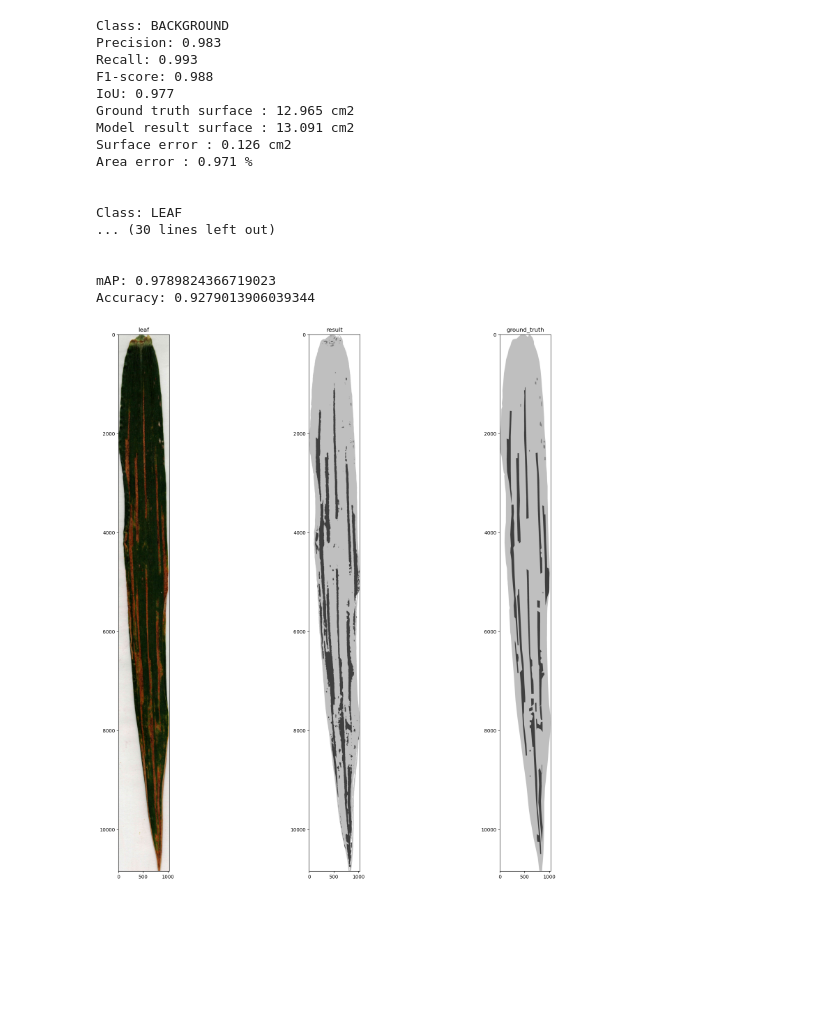
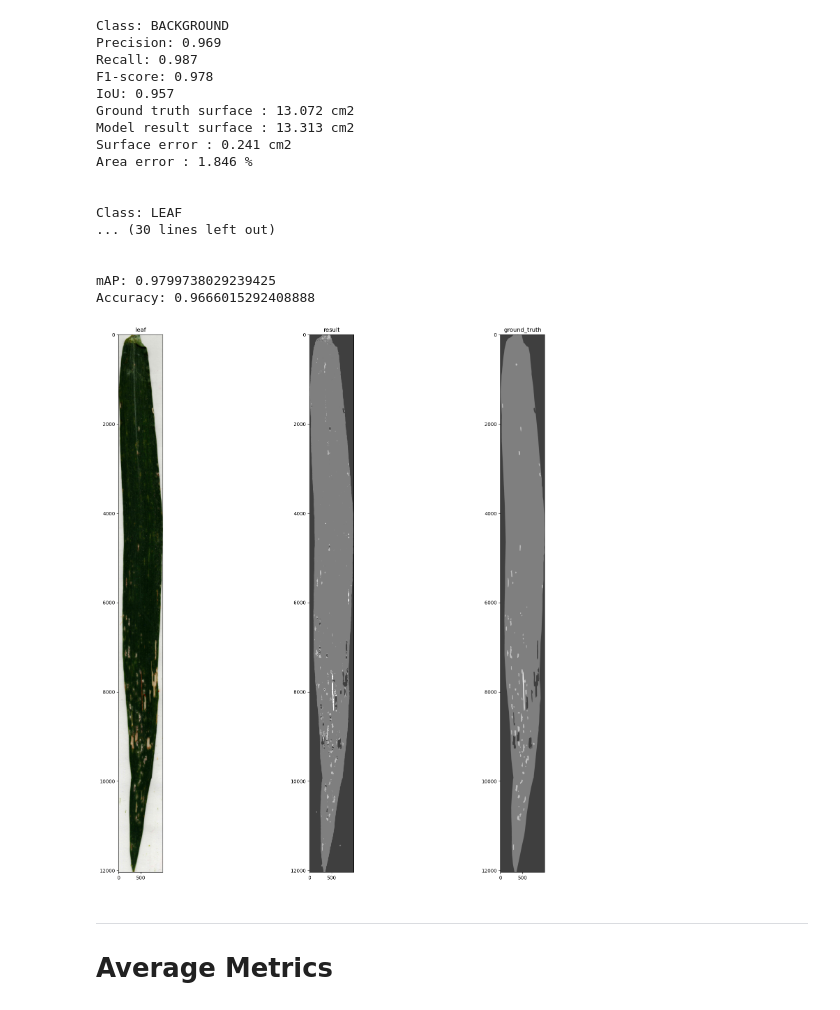
Before and after one commit to titouanlegourrierec/Leaf_Disease_Segmentation, a Jupyter notebook: model_evaluation/metrics.ipynb, the cells around one changed output. Saved outputs shown, nothing was run; the diff lists cells and outputs as text; code cells hidden in the pictures; blank space fills up the shorter version.

Commit message:
add global metrics

```diff
--- a/model_evaluation/metrics.ipynb
+++ b/model_evaluation/metrics.ipynb
@@ -162,7 +162,7 @@ def process_images_and_calculate_metrics(image, model_result, ground_truth):
     model_result, ground_truth = format_images(model_result, ground_truth)
 
     # Calculate the metrics for each class
-    code = {'BACKGROUND':255 ,'LEAF':191, 'RUST':63, 'OIDIUM':127}
+    code = {'BACKGROUND':63 ,'LEAF':127, 'RUST':255, 'OIDIUM':191}
 
     for class_name, class_label in code.items():
         precision, recall, f1, IoU, ground_truth_surface_cm2, model_result_surface_cm2,surface_error_cm2, surface_error_percent = label_metrics(ground_truth, model_result, class_label=class_label)
@@ -189,45 +189,48 @@ def process_images_and_calculate_metrics(image, model_result, ground_truth):
     # Display the images
     display_images(image, model_result_reshaped, ground_truth_reshaped)
 # %%
-image_path = "test_images/672_leaf2.jpg"
+image_path = "test_images/654_leaf4.jpg"
 
 # Get the name of the file without the extension
 base_name = os.path.basename(image_path)
 file_name, extension = os.path.splitext(base_name)
 
 
 # Define the paths to the model result and ground truth images
-model_result_path = os.path.join("model_predictions/", f"{file_name}_Simple_Segmentation.png")
+model_result_path = os.path.join("/Users/titouanlegourrierec/Desktop/classfier_T/", f"{file_name}_Simple_Segmentation.png")
 ground_truth_path = os.path.join("ground_truth/", f"{file_name}_ground_truth{extension}")
 
 # Load the images
 image = cv2.imread(image_path)
 image = cv2.cvtColor(image, cv2.COLOR_BGR2RGB)
 
 model_result = cv2.imread(model_result_path)
 model_result = cv2.cvtColor(model_result, cv2.COLOR_BGR2RGB)
 
 ground_truth = cv2.imread(ground_truth_path)
 ground_truth = cv2.cvtColor(ground_truth, cv2.COLOR_BGR2RGB)
 
 # Process the images and calculate the metrics
 process_images_and_calculate_metrics(image, model_result, ground_truth)
 # %% [output]
 Class: BACKGROUND
-Precision: 0.983
-Recall: 0.993
-F1-score: 0.988
-IoU: 0.977
-Ground truth surface : 12.965 cm2
-Model result surface : 13.091 cm2
-Surface error : 0.126 cm2
-Area error : 0.971 %
+Precision: 0.969
+Recall: 0.987
+F1-score: 0.978
+IoU: 0.957
+Ground truth surface : 13.072 cm2
+Model result surface : 13.313 cm2
+Surface error : 0.241 cm2
+Area error : 1.846 %
 
 
 Class: LEAF
 ... (30 lines left out)
 
 
-mAP: 0.9789824366719023
-Accuracy: 0.9279013906039344
+mAP: 0.9799738029239425
+Accuracy: 0.9666015292408888
-[figure, old version]
+[figure, new version]
+# %% [markdown]
+---
+# Average Metrics
```
Also changed, not shown: parts of 2 cells of this notebook.
